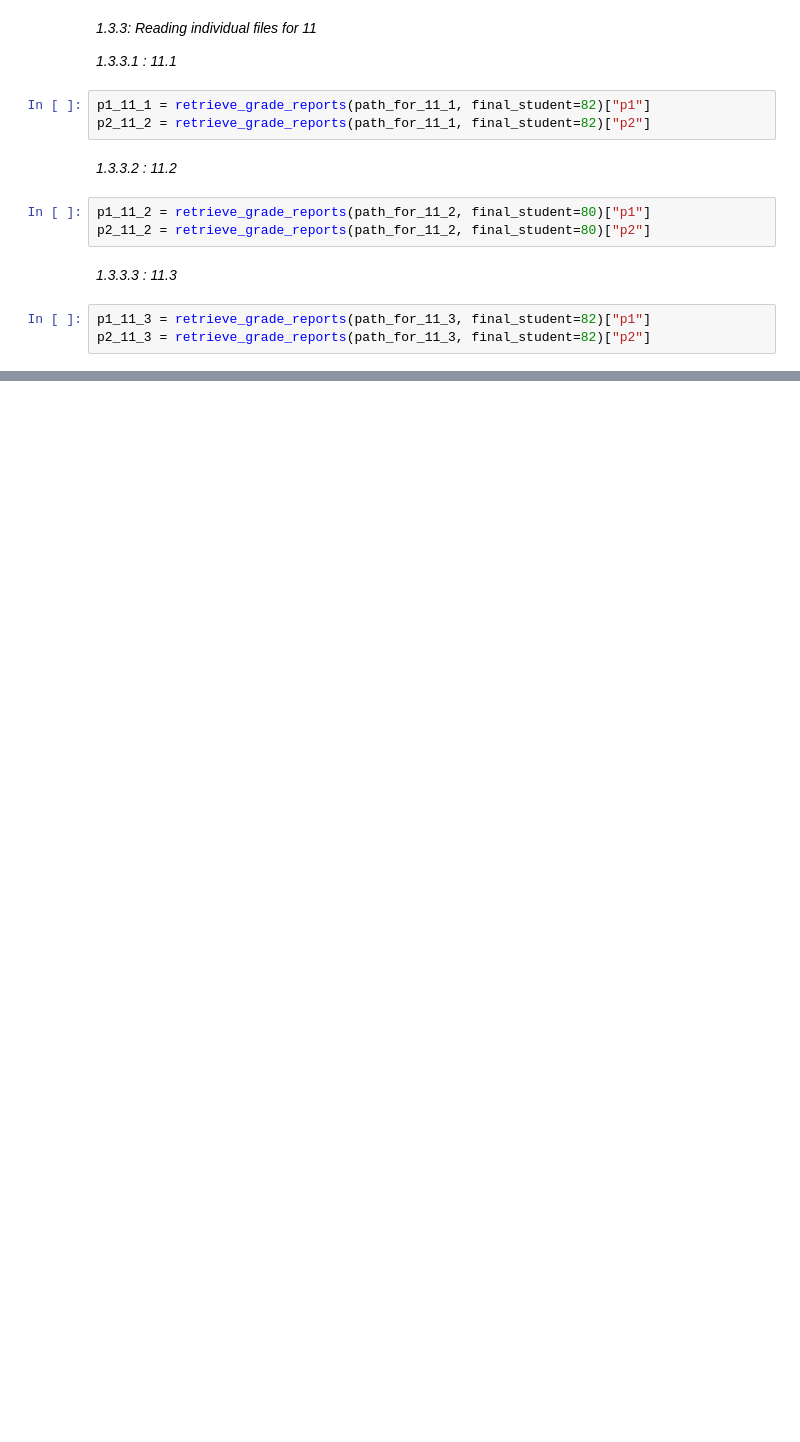
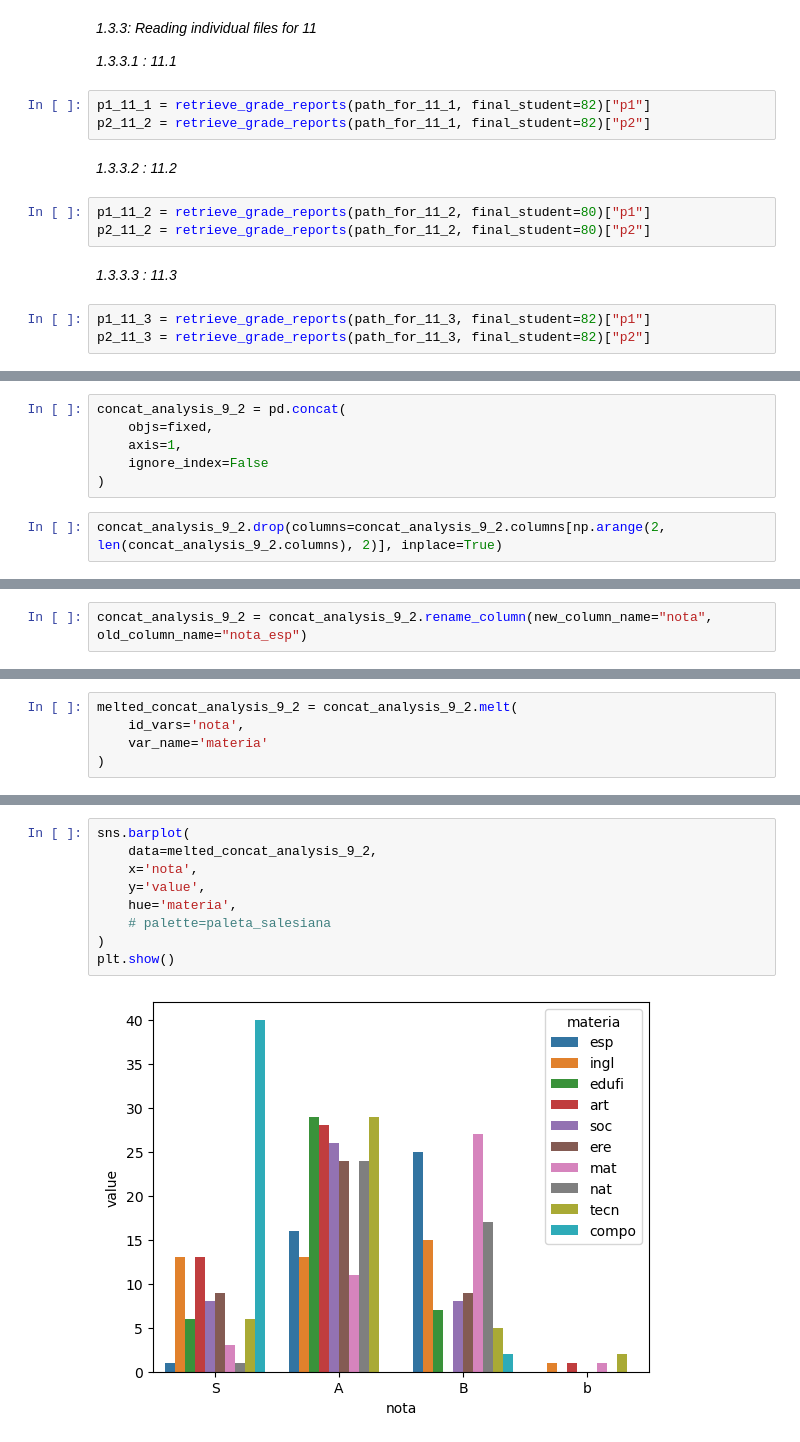
Before and after one commit to marlon-cooh/mlops, a Jupyter notebook: eda.ipynb, the cells around one changed output, grey strips where cells are left out. Drawn from its saved outputs; the diff is of its cells as text; blank space fills up the shorter version.

```diff
--- a/eda.ipynb
+++ b/eda.ipynb
@@ -304,0 +393,8 @@ p2_11_3 = retrieve_grade_reports(path_for_11_3, final_student=82)["p2"]
+# %%
+concat_analysis_9_2 = pd.concat(
+    objs=fixed,
+    axis=1,
+    ignore_index=False
+)
+# %%
+concat_analysis_9_2.drop(columns=concat_analysis_9_2.columns[np.arange(2, len(concat_analysis_9_2.columns), 2)], inplace=True)
@@ -304,0 +409,2 @@ p2_11_3 = retrieve_grade_reports(path_for_11_3, final_student=82)["p2"]
+# %%
+concat_analysis_9_2 = concat_analysis_9_2.rename_column(new_column_name="nota", old_column_name="nota_esp")
@@ -304,0 +419,5 @@ p2_11_3 = retrieve_grade_reports(path_for_11_3, final_student=82)["p2"]
+# %%
+melted_concat_analysis_9_2 = concat_analysis_9_2.melt(
+    id_vars='nota',
+    var_name='materia'
+)
@@ -304,0 +445,11 @@ p2_11_3 = retrieve_grade_reports(path_for_11_3, final_student=82)["p2"]
+# %%
+sns.barplot(
+    data=melted_concat_analysis_9_2,
+    x='nota',
+    y='value',
+    hue='materia',
+    # palette=paleta_salesiana
+)
+plt.show()
+# %% [output]
+[figure, added]
```
Also changed, not shown: parts of 17 cells of this notebook, 2 other files.
